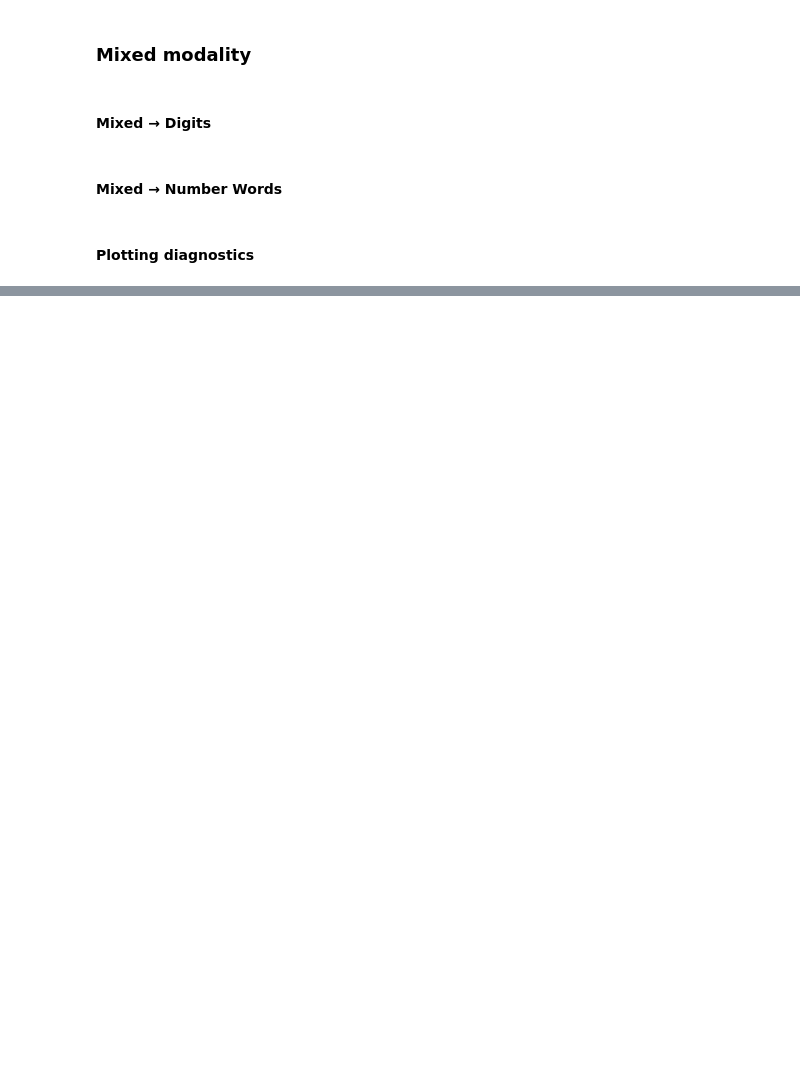
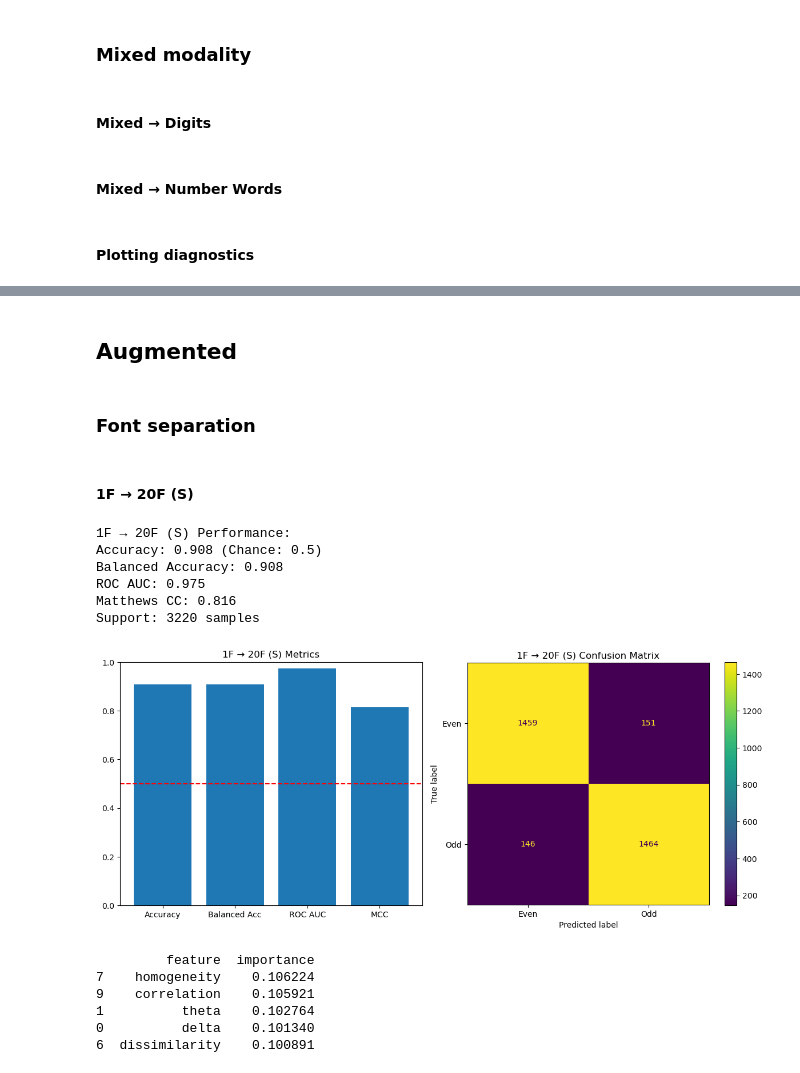
Before and after one commit to ptapal/DIGNUMWORDS, a Jupyter notebook: ML.ipynb, the cells around one changed output, grey strips where cells are left out. Cells and saved outputs as stored; diff of their text form; code cells hidden in the pictures; blank space fills up the shorter version.

```diff
--- a/ML.ipynb
+++ b/ML.ipynb
@@ -211,0 +210,37 @@ Support: 3220 samples
+# %% [markdown]
+## Augmented
+# %% [markdown]
+### Font separation
+# %% [markdown]
+#### 1F → 20F (S)
+# %%
+dig_1_20s = aug_evaluate_modality(base_dir, subjects, 'Dig',
+                     '1F', '20F/S',
+                     'Parity', mode='within')
+# %%
+for name, result in [('1F → 20F (S)', dig_1_20s)]:
+    if result:
+        print(f"\n{name} Performance:")
+        print(f"Accuracy: {result['accuracy']:.3f} (Chance: 0.5)")
+        print(f"Balanced Accuracy: {result['balanced_accuracy']:.3f}")
+        print(f"ROC AUC: {result['roc_auc']:.3f}")
+        print(f"Matthews CC: {result['mcc']:.3f}")
+        print(f"Support: {result['support']} samples")
+        plot_diagnostics(result, name)
+        print(result['feature_importances'].head(5))
+    else:
+        print(f"\n{name}: No data available")
+# %% [output]
+1F → 20F (S) Performance:
+Accuracy: 0.908 (Chance: 0.5)
+Balanced Accuracy: 0.908
+ROC AUC: 0.975
+Matthews CC: 0.816
+Support: 3220 samples
+[figure, added]
+         feature  importance
+7    homogeneity    0.106224
+9    correlation    0.105921
+1          theta    0.102764
+0          delta    0.101340
+6  dissimilarity    0.100891
```
Also changed, not shown: parts of 15 cells of this notebook, 2 other files.
